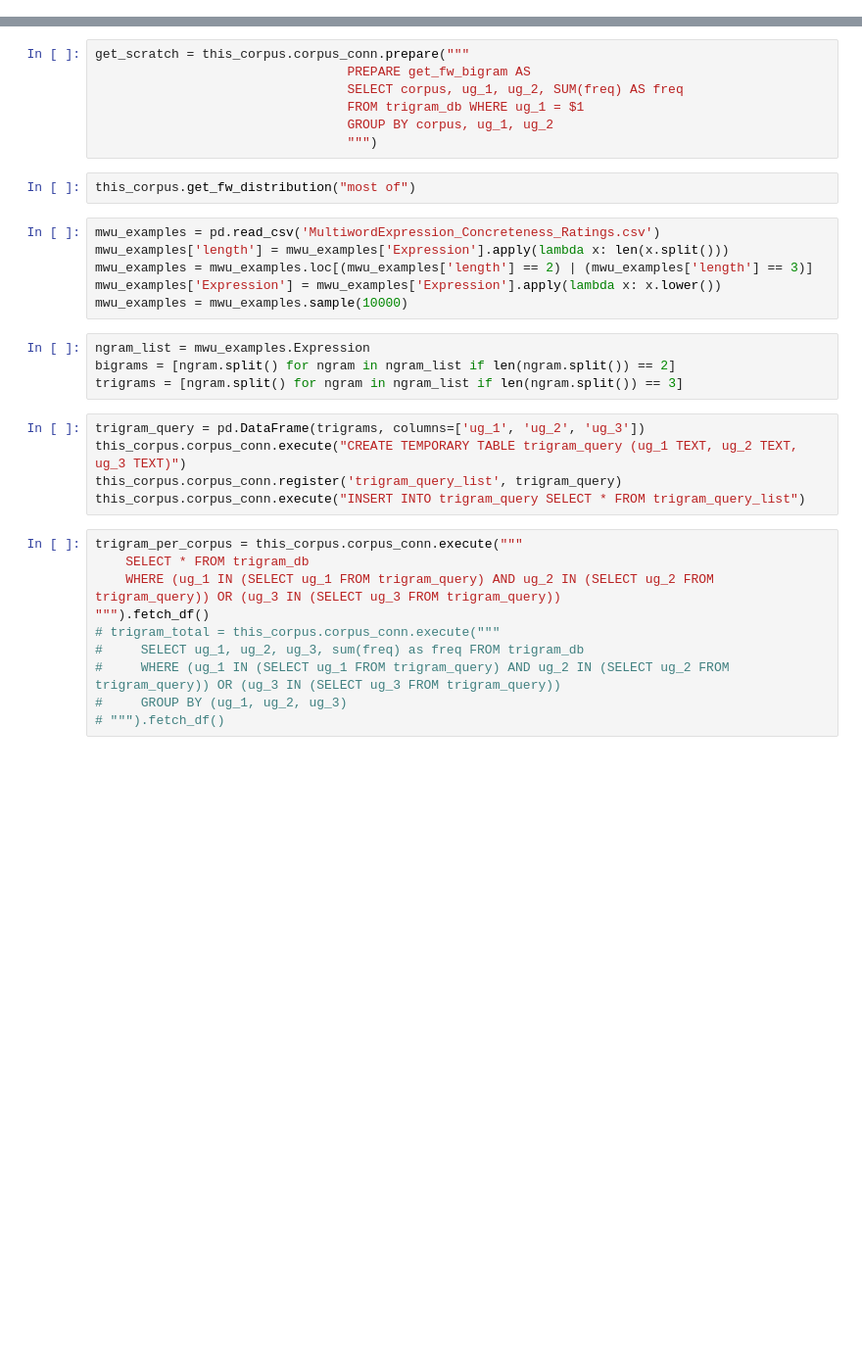
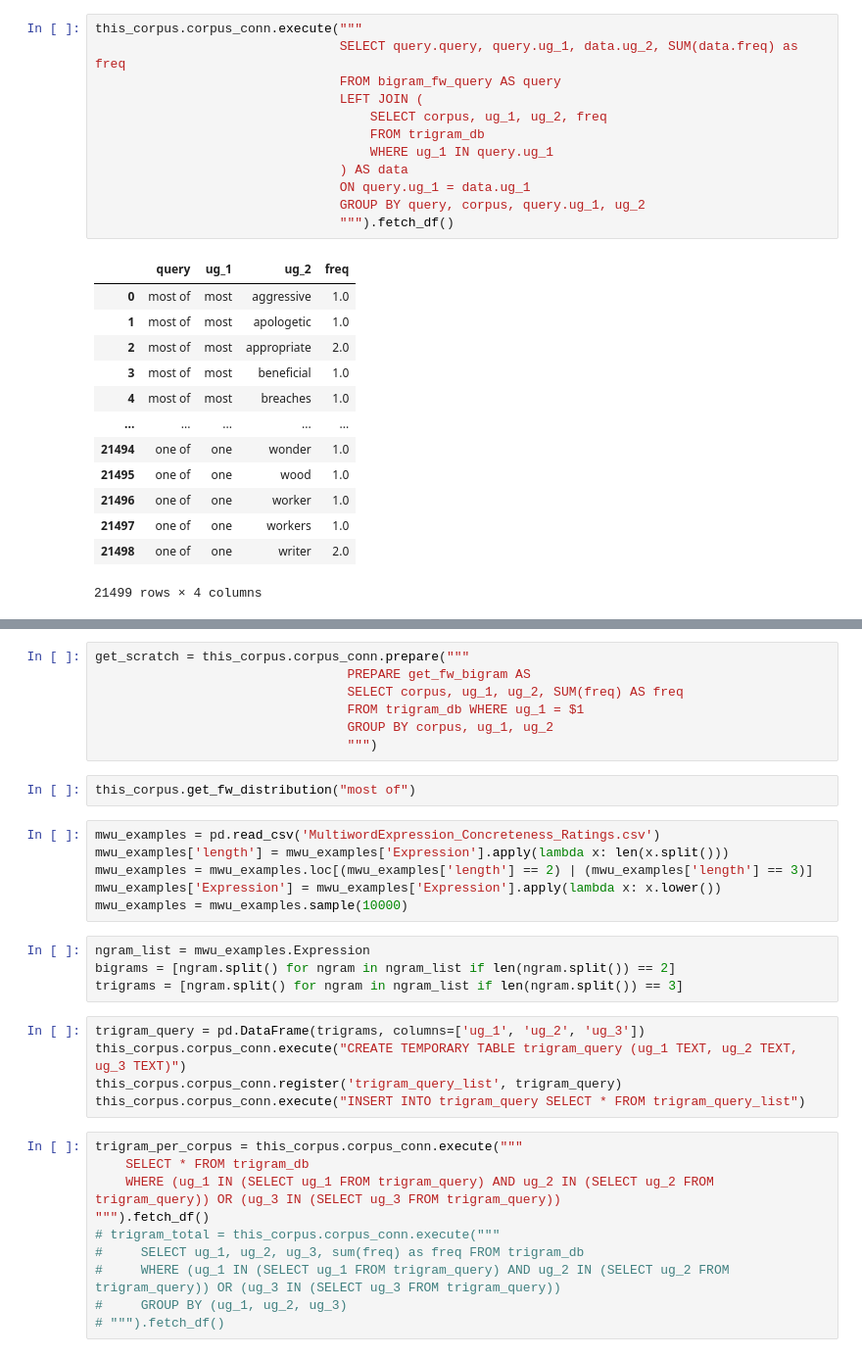
Before and after one commit to contreraskallens/MWU_measures, a Jupyter notebook: scratch.ipynb, the cells around one changed output, grey strips where cells are left out. Shown at 98% size. Drawn from its saved outputs; the diff is of its cells as text; blank space fills up the shorter version.

```diff
--- a/scratch.ipynb
+++ b/scratch.ipynb
@@ -47,0 +264,26 @@ AttributeError: 'Corpus' object has no attribute 'get_unigram_distribution'
+# %%
+this_corpus.corpus_conn.execute("""
+                                SELECT query.query, query.ug_1, data.ug_2, SUM(data.freq) as freq
+                                FROM bigram_fw_query AS query
+                                LEFT JOIN (
+                                    SELECT corpus, ug_1, ug_2, freq
+                                    FROM trigram_db
+                                    WHERE ug_1 IN query.ug_1
+                                ) AS data
+                                ON query.ug_1 = data.ug_1
+                                GROUP BY query, corpus, query.ug_1, ug_2
+                                """).fetch_df()
+# %% [output]
+|  | query | ug_1 | ug_2 | freq |
+| 0 | most of | most | aggressive | 1.0 |
+| 1 | most of | most | apologetic | 1.0 |
+| 2 | most of | most | appropriate | 2.0 |
+| 3 | most of | most | beneficial | 1.0 |
+| 4 | most of | most | breaches | 1.0 |
+| ... | ... | ... | ... | ... |
+| 21494 | one of | one | wonder | 1.0 |
+| 21495 | one of | one | wood | 1.0 |
+| 21496 | one of | one | worker | 1.0 |
+| 21497 | one of | one | workers | 1.0 |
+| 21498 | one of | one | writer | 2.0 |
+21499 rows × 4 columns
```
Also changed, not shown: parts of 34 cells of this notebook, 6 other files.
